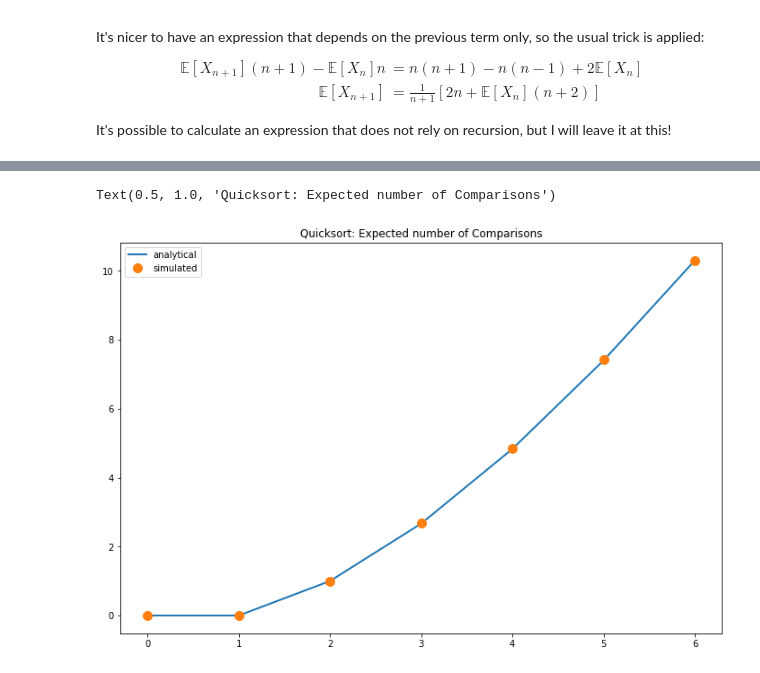
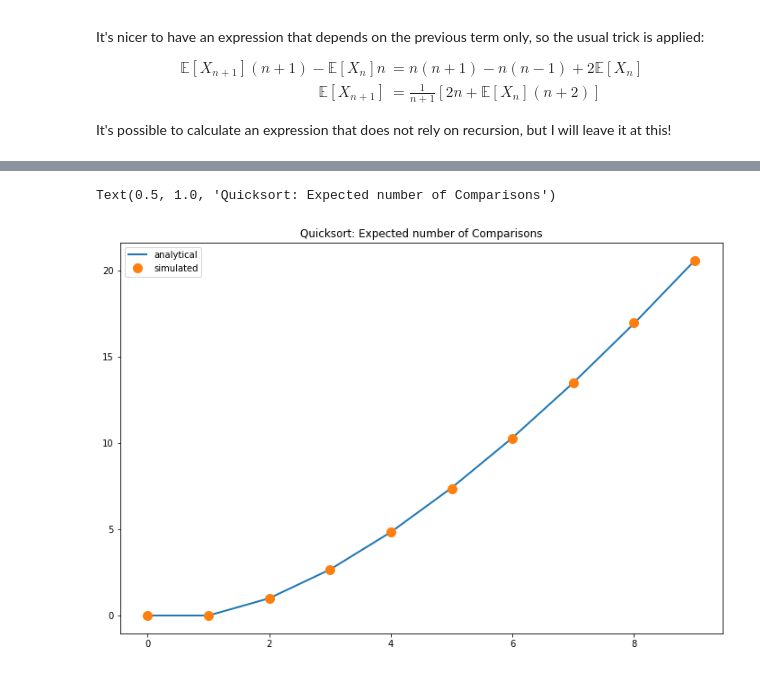
Before and after one commit to jpbm/probabilism, a Jupyter notebook: Quicksort.ipynb, the cells around one changed output, grey strips where cells are left out. Saved outputs shown, nothing was run; the diff lists cells and outputs as text; code cells hidden in the pictures.

Commit message:
minor update quicksort

```diff
--- a/Quicksort.ipynb
+++ b/Quicksort.ipynb
@@ -168,17 +168,17 @@ def M_n_simulated(array_length,n_trials=2000):
 
     return np.mean(n_comparisons)
 # %%
-nn = list(range(7))
+nn = list(range(10))
 
 analytical = [M_n(n) for n in nn]
 simulated = [M_n_simulated(n,n_trials=5000) for n in nn]
 
 plt.figure(figsize=(12,8))
 plt.plot(nn,analytical,'-',linewidth=2)
 plt.plot(nn,simulated,'o',markersize=10)
 plt.legend(['analytical','simulated'])
 
-plt.title('Quicksort: Expected number of Comparisons')
+_ = plt.title('Quicksort: Expected number of Comparisons')
 # %% [output]
 Text(0.5, 1.0, 'Quicksort: Expected number of Comparisons')
-[figure, old version]
+[figure, new version]
```
Also changed, not shown: parts of 1 cell of this notebook.
